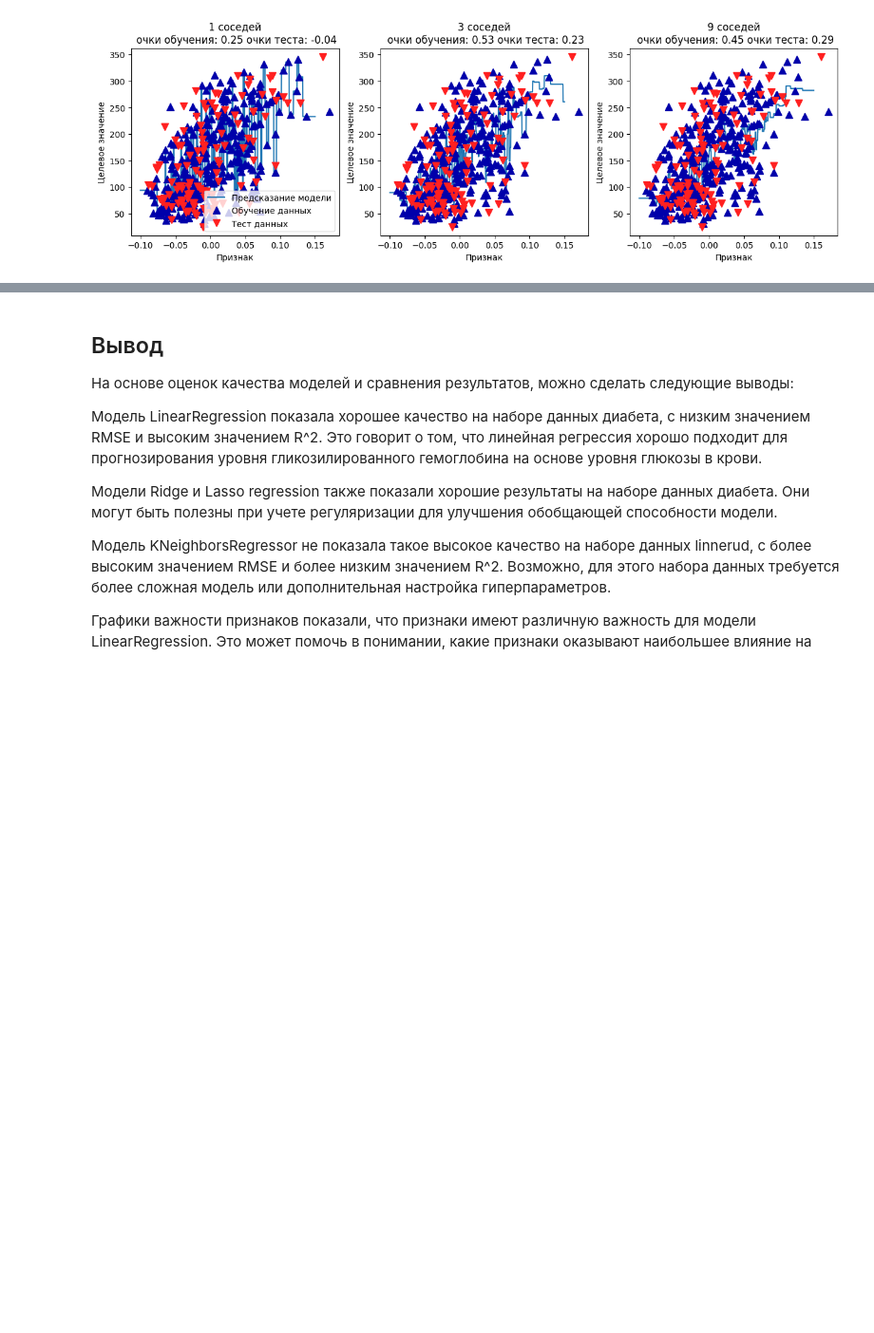
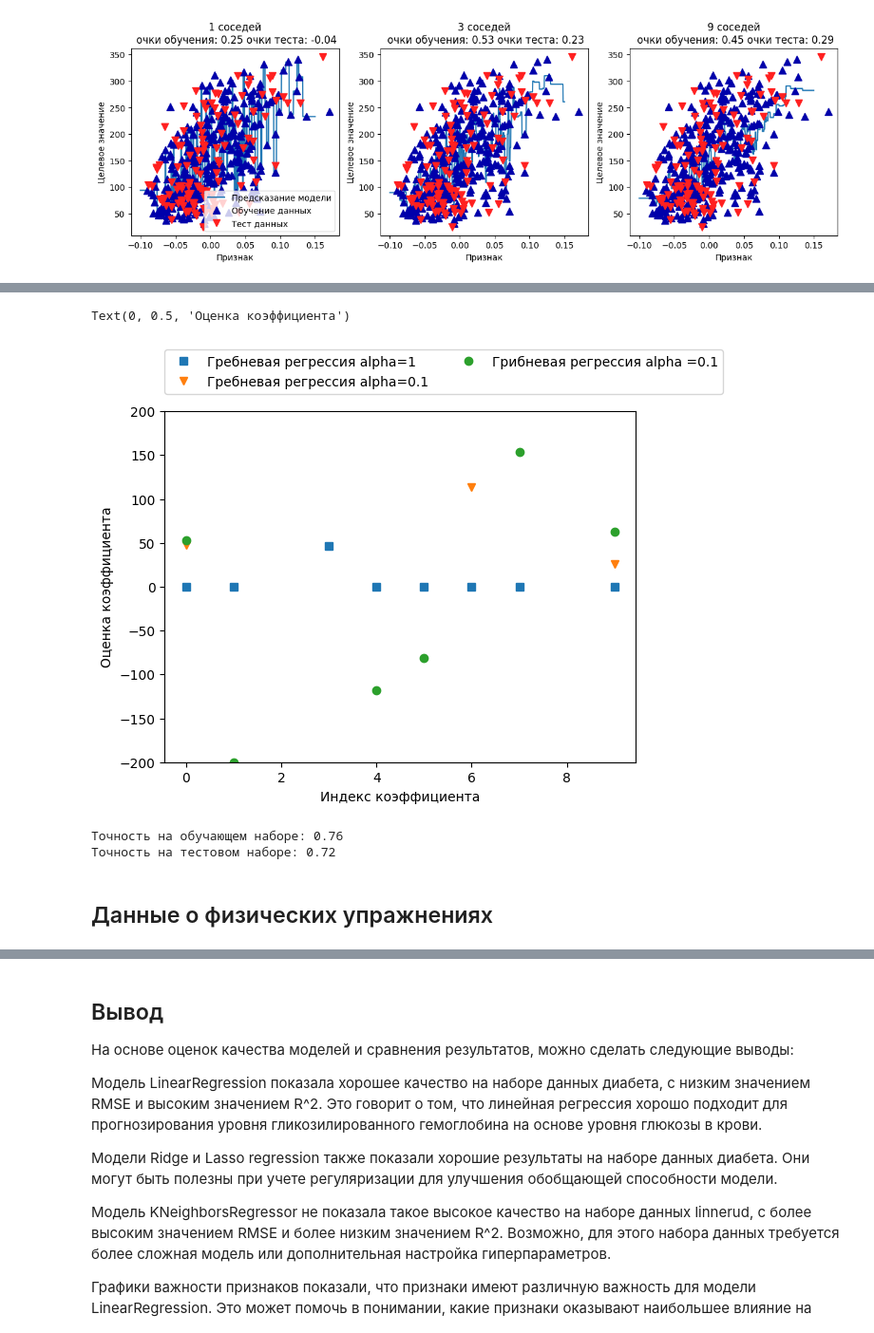
Before and after one commit to S4vageMode/Big_Data_Labs, a Jupyter notebook: Lab5_DzhuratKurbanov.ipynb, the cells around one changed output, grey strips where cells are left out. Shown at 95% size. Cells and saved outputs as stored; diff of their text form; code cells hidden in the pictures; blank space fills up the shorter version.

```diff
--- a/Lab5_DzhuratKurbanov.ipynb
+++ b/Lab5_DzhuratKurbanov.ipynb
@@ -317,0 +336,35 @@ plt.show()
+# %%
+plt.plot(lasso.coef_, 's', label="Гребневая регрессия alpha=1")
+
+plt.plot(lasso0001.coef_, 'v', label="Гребневая регрессия alpha=0.1")
+plt.plot(ridge01.coef_, 'o', label="Грибневая регрессия alpha =0.1")
+plt.legend(ncol=2, loc=(0,1.05))
+plt.ylim(-200, 200)
+plt.xlabel("Индекс коэффициента")
+plt.ylabel("Оценка коэффициента")
+# %% [output]
+Text(0, 0.5, 'Оценка коэффициента')
+[figure, added]
+# %%
+from sklearn.linear_model import LogisticRegression
+from sklearn.preprocessing import StandardScaler
+X, y = diabetes.data, (diabetes.target > 140).astype(int)
+X_train, X_test, y_train, y_test = train_test_split(X, y, test_size=0.2, random_state=0)
+
+scaler = StandardScaler()
+X_train = scaler.fit_transform(X_train)
+X_test = scaler.transform(X_test)
+
+logistic_regression = LogisticRegression()
+logistic_regression.fit(X_train, y_train)
+
+train_accuracy = logistic_regression.score(X_train, y_train)
+test_accuracy = logistic_regression.score(X_test, y_test)
+
+print("Точность на обучающем наборе: {:.2f}".format(train_accuracy))
+print("Точность на тестовом наборе: {:.2f}".format(test_accuracy))
+# %% [output]
+Точность на обучающем наборе: 0.76
+Точность на тестовом наборе: 0.72
+# %% [markdown]
+## Данные о физических упражнениях
```
Also changed, not shown: parts of 38 cells of this notebook.
